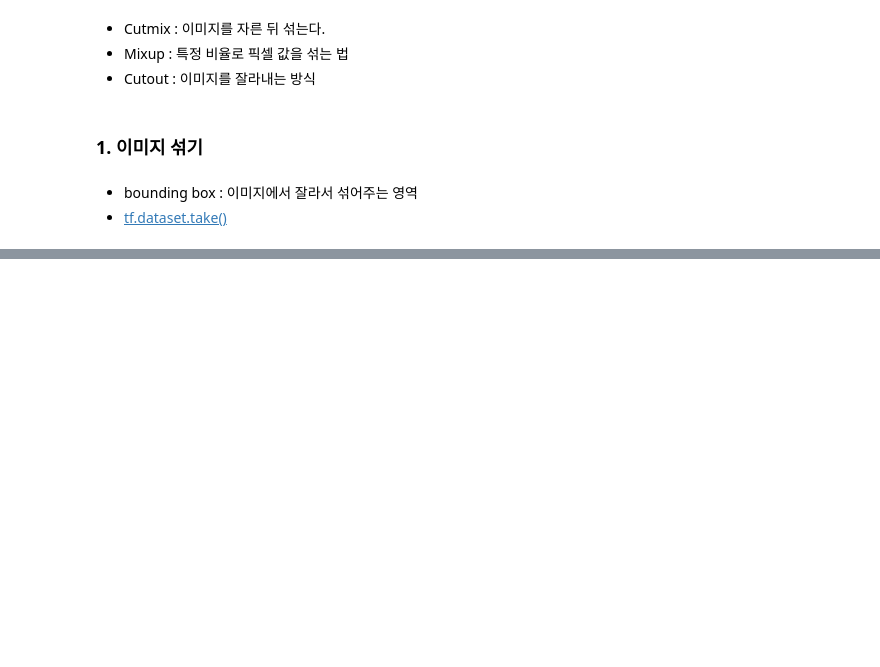
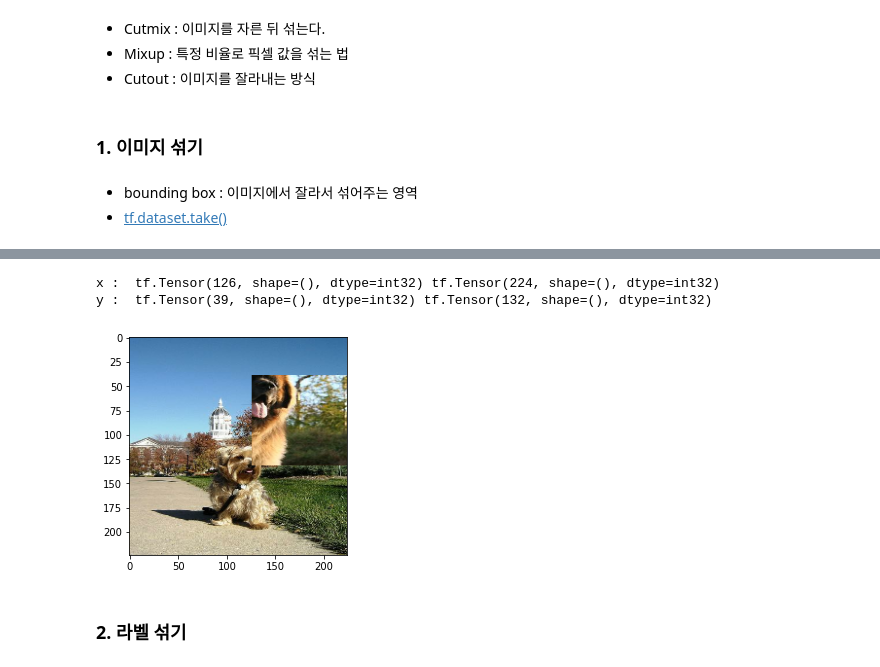
Before and after one commit to paul2522/Going_Deeper_Project, a Jupyter notebook: 2/Data_Augmentation.ipynb, the cells around one changed output, grey strips where cells are left out. Cells and saved outputs as stored; diff of their text form; code cells hidden in the pictures; blank space fills up the shorter version.

```diff
--- a/2/Data_Augmentation.ipynb
+++ b/2/Data_Augmentation.ipynb
@@ -284,0 +281,51 @@ plt.show()
+# %%
+def get_clip_box(image_a, image_b):
+    # image.shape = (height, width, channel)
+    image_size_x = image_a.shape[1]
+    image_size_y = image_a.shape[0]
+
+    # get center of box
+    x = tf.cast(tf.random.uniform([], 0, image_size_x), tf.int32)
+    y = tf.cast(tf.random.uniform([], 0, image_size_y), tf.int32)
+
+    # get width, height of box
+    width = tf.cast(image_size_x*tf.math.sqrt(1-tf.random.uniform([], 0, 1)), tf.int32)
+    height = tf.cast(image_size_y*tf.math.sqrt(1-tf.random.uniform([], 0, 1)), tf.int32)
+
+    # clip box in image and get minmax bbox
+    x_min = tf.math.maximum(0, x-width//2)
+    y_min = tf.math.maximum(0, y-height//2)
+    x_max = tf.math.minimum(image_size_x, x+width//2)
+    y_max = tf.math.minimum(image_size_y, y+width//2)
+
+    return x_min, y_min, x_max, y_max
+
+x_min, y_min, x_max, y_max = get_clip_box(image_a, image_b)
+
+print('x : ', x_min, x_max)
+print('y : ', y_min, y_max)
+# %% [output]
+x :  tf.Tensor(126, shape=(), dtype=int32) tf.Tensor(224, shape=(), dtype=int32)
+y :  tf.Tensor(39, shape=(), dtype=int32) tf.Tensor(132, shape=(), dtype=int32)
+# %%
+# mix two images
+def mix_2_images(image_a, image_b, x_min, y_min, x_max, y_max):
+    image_size_x = image_a.shape[1]
+    image_size_y = image_a.shape[0]
+    middle_left = image_a[y_min:y_max, 0:x_min, :] # image_b의 왼쪽 바깥 영역
+    middle_center = image_b[y_min:y_max, x_min:x_max, :]  # image_b의 안쪽 영역
+    middle_right = image_a[y_min:y_max, x_max:image_size_x, :] # image_b의 오른쪽 바깥 영역
+    middle = tf.concat([middle_left,middle_center,middle_right], axis=1)
+    top = image_a[0:y_min, :, :]
+    bottom = image_a[y_max:image_size_y, :, :]
+    mixed_img = tf.concat([top, middle, bottom],axis=0)
+
+    return mixed_img
+
+mixed_img = mix_2_images(image_a, image_b, x_min, y_min, x_max, y_max)
+plt.imshow(mixed_img.numpy())
+plt.show()
+# %% [output]
+[figure, added]
+# %% [markdown]
+### 2. 라벨 섞기
```
Also changed, not shown: parts of 12 cells of this notebook, 3 other files.
